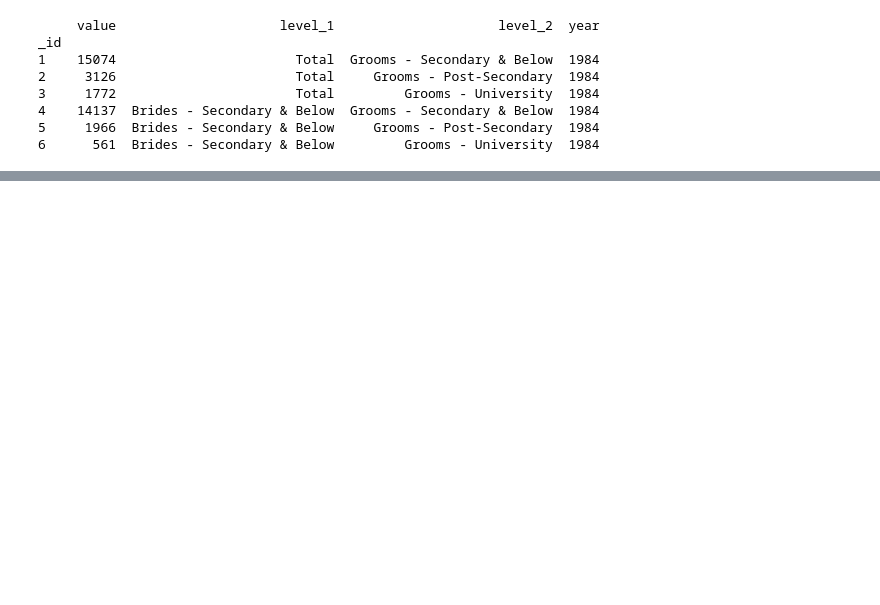
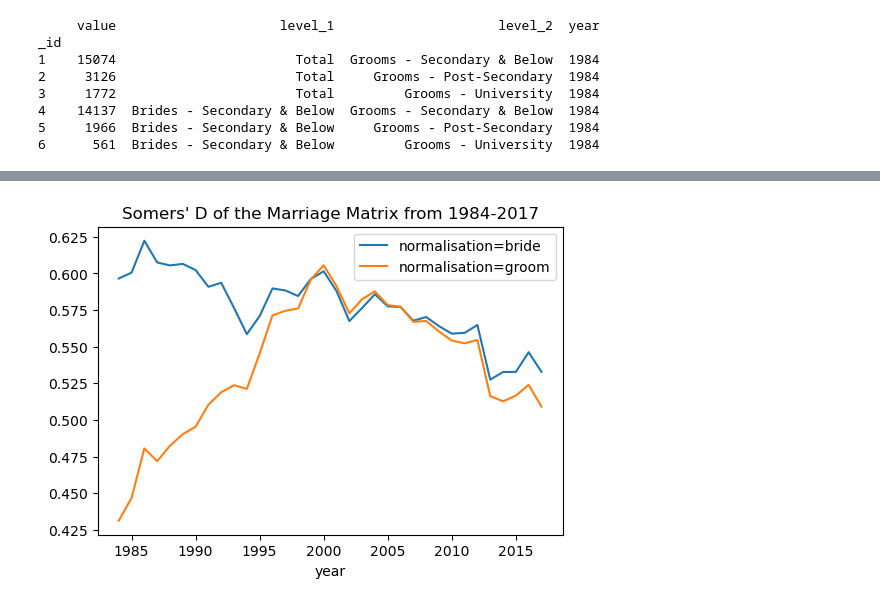
Before and after one commit to YC-Goh/YC-Goh.github.io, a Jupyter notebook: pages/data-projects/sg-marriages-pam.ipynb, the cells around one changed output, grey strips where cells are left out. Saved outputs shown, nothing was run; the diff lists cells and outputs as text; code cells hidden in the pictures; blank space fills up the shorter version.

```diff
--- a/pages/data-projects/sg-marriages-pam.ipynb
+++ b/pages/data-projects/sg-marriages-pam.ipynb
@@ -146,0 +240,9 @@ plt.show()
+# %%
+fig, axs = plt.subplots(1, 1, figsize=(6,4))
+data.groupby(level='year').apply(lambda gdf: stats.somersd(gdf).statistic).plot(ax=axs, label='normalisation=bride')
+data.groupby(level='year').apply(lambda gdf: stats.somersd(gdf.stack(0).unstack(-2)).statistic).plot(ax=axs, label='normalisation=groom')
+axs.set_title("Somers' D of the Marriage Matrix from 1984-2017")
+axs.legend()
+plt.show()
+# %% [output]
+[figure, added]
```
Also changed, not shown: parts of 31 cells of this notebook.
